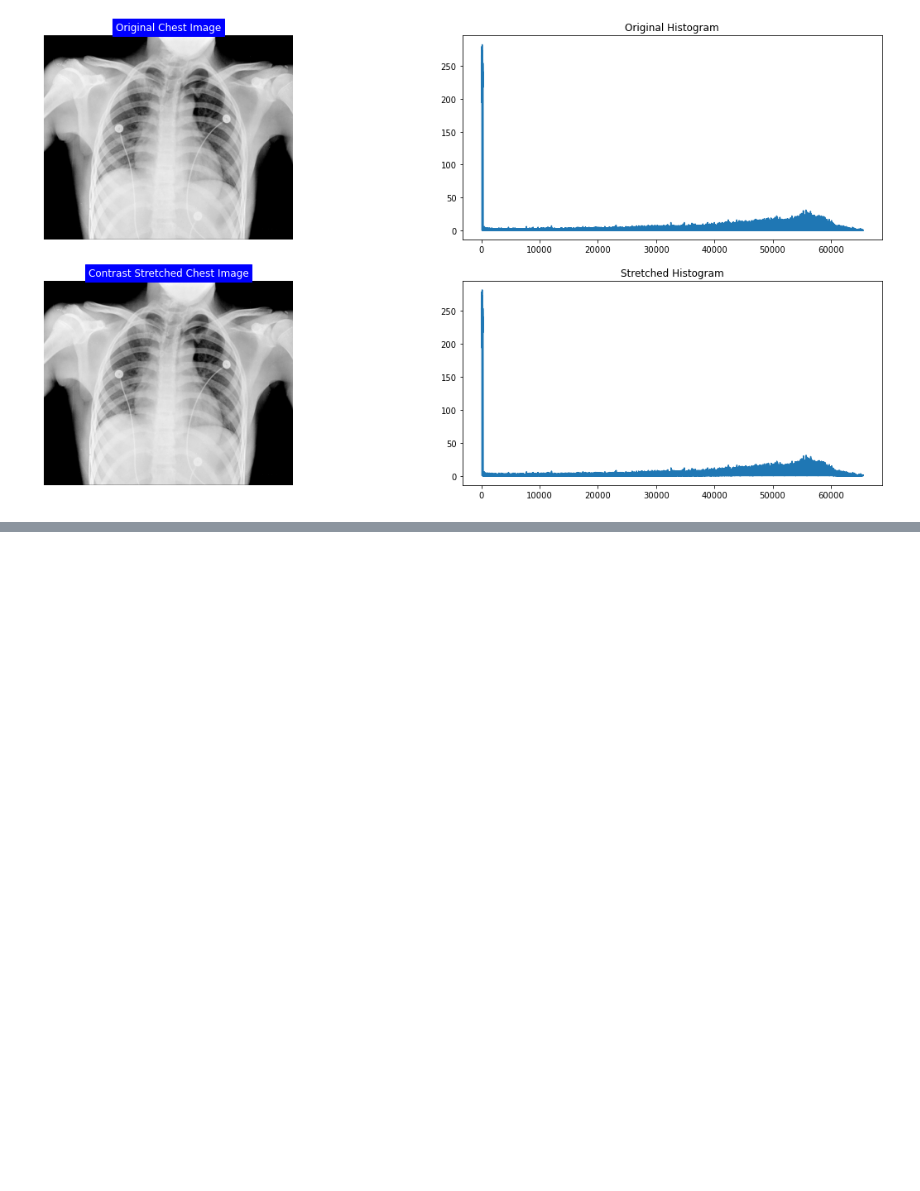
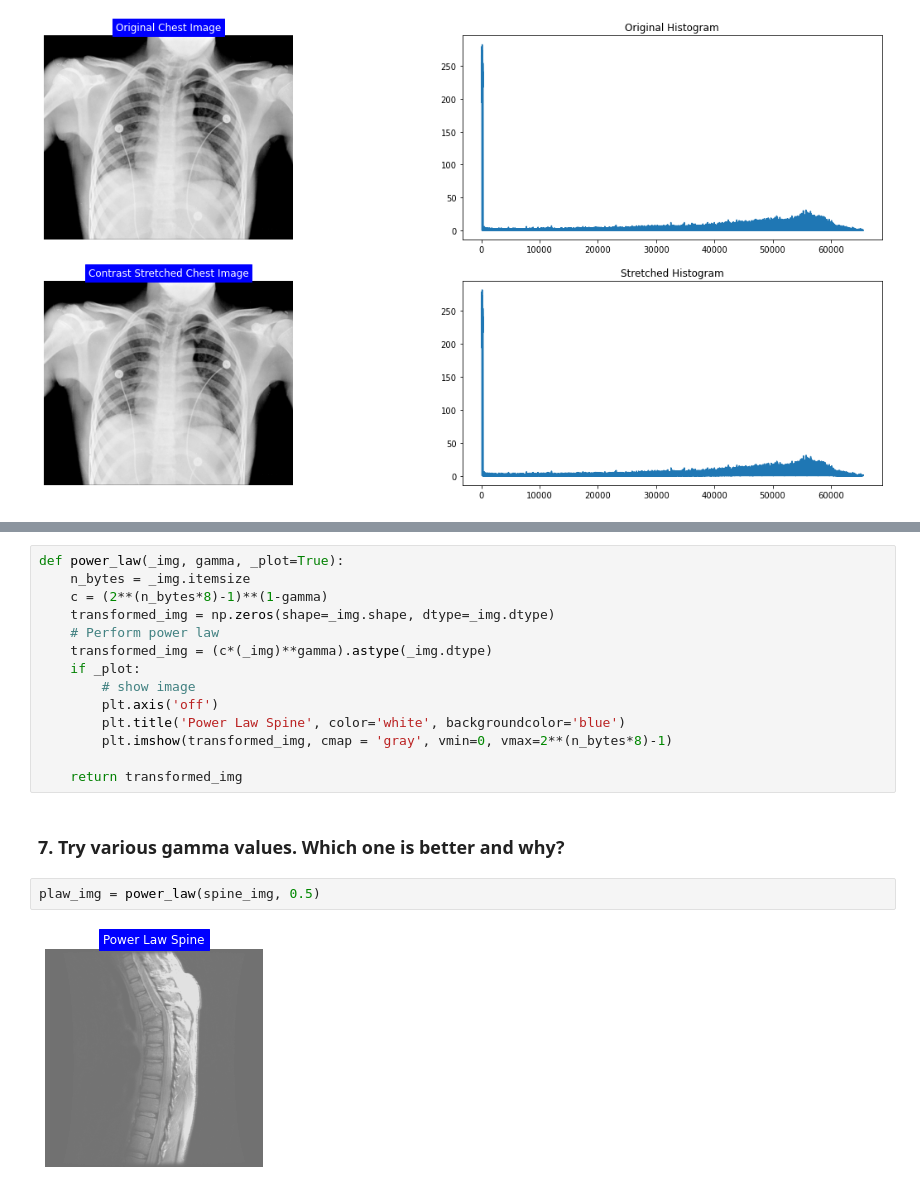
Before and after one commit to zahrasalarian/Digital-Image-Processing-for-Medical-Applications, a Jupyter notebook: HW2/pt-1.ipynb, the cells around one changed output, grey strips where cells are left out. Saved outputs shown, nothing was run; the diff lists cells and outputs as text; blank space fills up the shorter version.

```diff
--- a/HW2/pt-1.ipynb
+++ b/HW2/pt-1.ipynb
@@ -85,0 +108,20 @@ Text(0.5, 1.0, 'Stretched Histogram')
+# %%
+def power_law(_img, gamma, _plot=True):
+    n_bytes = _img.itemsize
+    c = (2**(n_bytes*8)-1)**(1-gamma)
+    transformed_img = np.zeros(shape=_img.shape, dtype=_img.dtype)
+    # Perform power law
+    transformed_img = (c*(_img)**gamma).astype(_img.dtype)
+    if _plot:
+        # show image
+        plt.axis('off')
+        plt.title('Power Law Spine', color='white', backgroundcolor='blue')
+        plt.imshow(transformed_img, cmap = 'gray', vmin=0, vmax=2**(n_bytes*8)-1)
+
+    return transformed_img
+# %% [markdown]
+### 7. Try various gamma values. Which one is better and why?
+# %%
+plaw_img = power_law(spine_img, 0.5)
+# %% [output]
+[figure, added]
```
Also changed, not shown: parts of 15 cells of this notebook.
